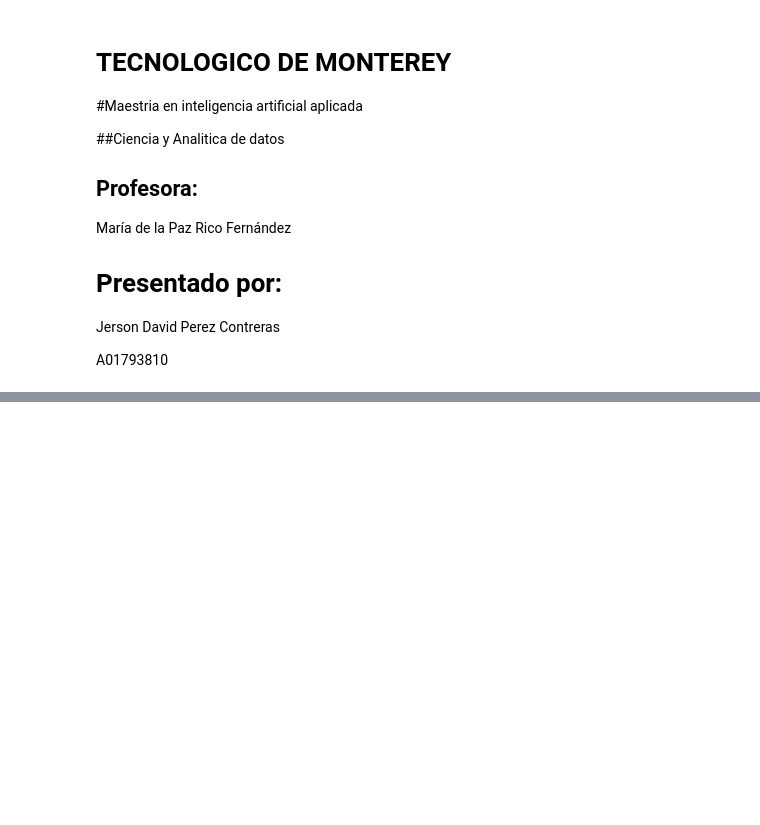
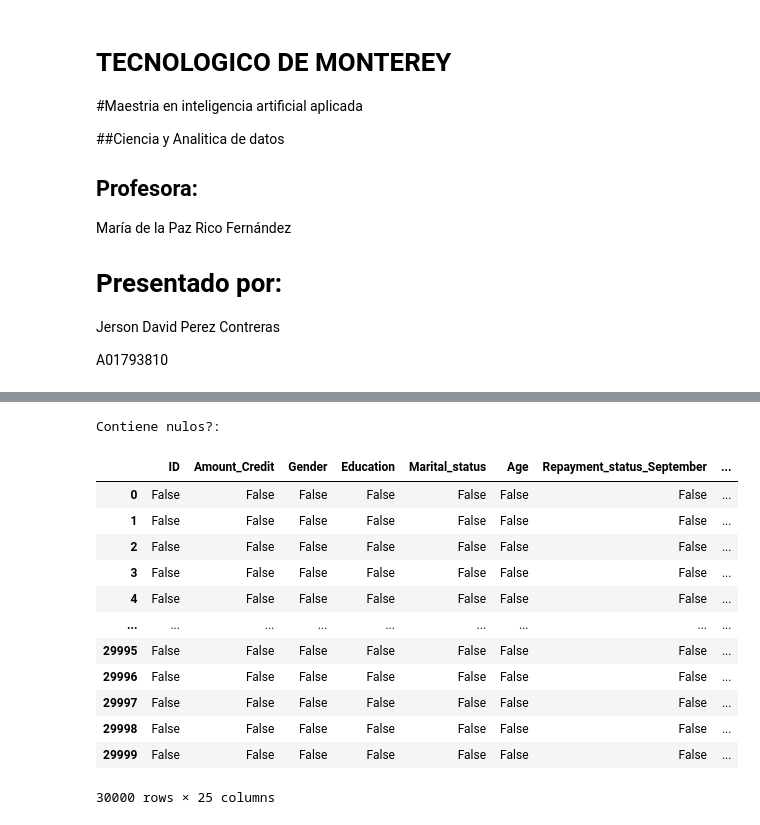
Before and after one commit to PosgradoMNA/actividades-de-aprendizaje-JersonDavidPerezContreras, a Jupyter notebook: Actividad_Semanal_6,_visualización.ipynb, the cells around one changed output, grey strips where cells are left out. Drawn from its saved outputs; the diff is of its cells as text; code cells hidden in the pictures; blank space fills up the shorter version.

```diff
--- a/Actividad_Semanal_6,_visualización.ipynb
+++ b/Actividad_Semanal_6,_visualización.ipynb
@@ -54,0 +37,22 @@ df.columns = col_names
+# %%
+# lIBRERIAS
+
+import pandas as pd
+import numpy as np
+import matplotlib.pyplot as plt
+import seaborn as sns
+from sklearn.preprocessing import RobustScaler, MinMaxScaler, StandardScaler
+from sklearn.decomposition import PCA
+
+##1. Descarga los datosEnlaces a un sitio externo. y carga el dataset en tu libreta.
+
+
+df = pd.read_csv('https://raw.githubusercontent.com/PosgradoMNA/Actividades_Aprendizaje-/main/default%20of%20credit%20card%20clients.csv')
+col_names = ['ID', 'Amount_Credit', 'Gender', 'Education', 'Marital_status', 'Age', 'Repayment_status_September', 'Repayment_status_August',
+       'Repayment_status_July', 'Repayment_status_June', 'Repayment_status_May', 'Repayment_status_April','Amount_bill_statement_September_2005',
+        'Amount_bill_statement_August_2005', 'Amount_bill_statement_July_2005', 'Amount_bill_statement_June_2005', 'Amount_bill_statement_May_2005',
+        'Amount_bill_statement_April_2005','Amount_paid_September_2005', 'Amount_paid_August_2005', 'Amount_paid_July_2005', 'Amount_paid_June_2005',
+        'Amount_paid_May_2005','Amount_paid_April_2005', 'y']
+df.columns = col_names
+
+df.head()
@@ -54,0 +140,19 @@ df.columns = col_names
+# %%
+print( "Contiene nulos?: ")
+
+df.isna()
+# %% [output]
+Contiene nulos?:
+|  | ID | Amount_Credit | Gender | Education | Marital_status | Age | Repayment_status_September | ... |
+| 0 | False | False | False | False | False | False | False | ... |
+| 1 | False | False | False | False | False | False | False | ... |
+| 2 | False | False | False | False | False | False | False | ... |
+| 3 | False | False | False | False | False | False | False | ... |
+| 4 | False | False | False | False | False | False | False | ... |
+| ... | ... | ... | ... | ... | ... | ... | ... | ... |
+| 29995 | False | False | False | False | False | False | False | ... |
+| 29996 | False | False | False | False | False | False | False | ... |
+| 29997 | False | False | False | False | False | False | False | ... |
+| 29998 | False | False | False | False | False | False | False | ... |
+| 29999 | False | False | False | False | False | False | False | ... |
+30000 rows × 25 columns
```
Also changed, not shown: parts of 5 cells of this notebook.
